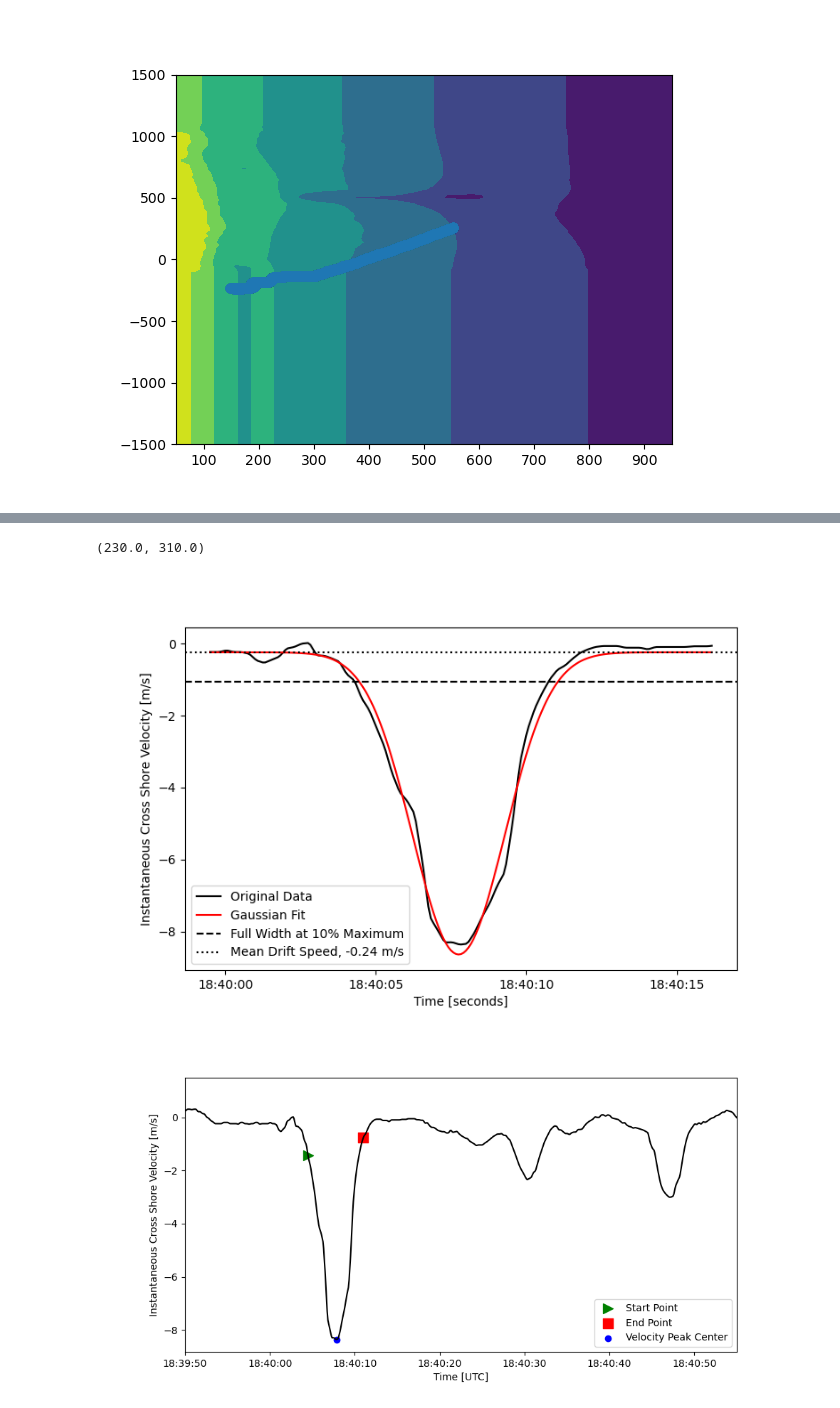
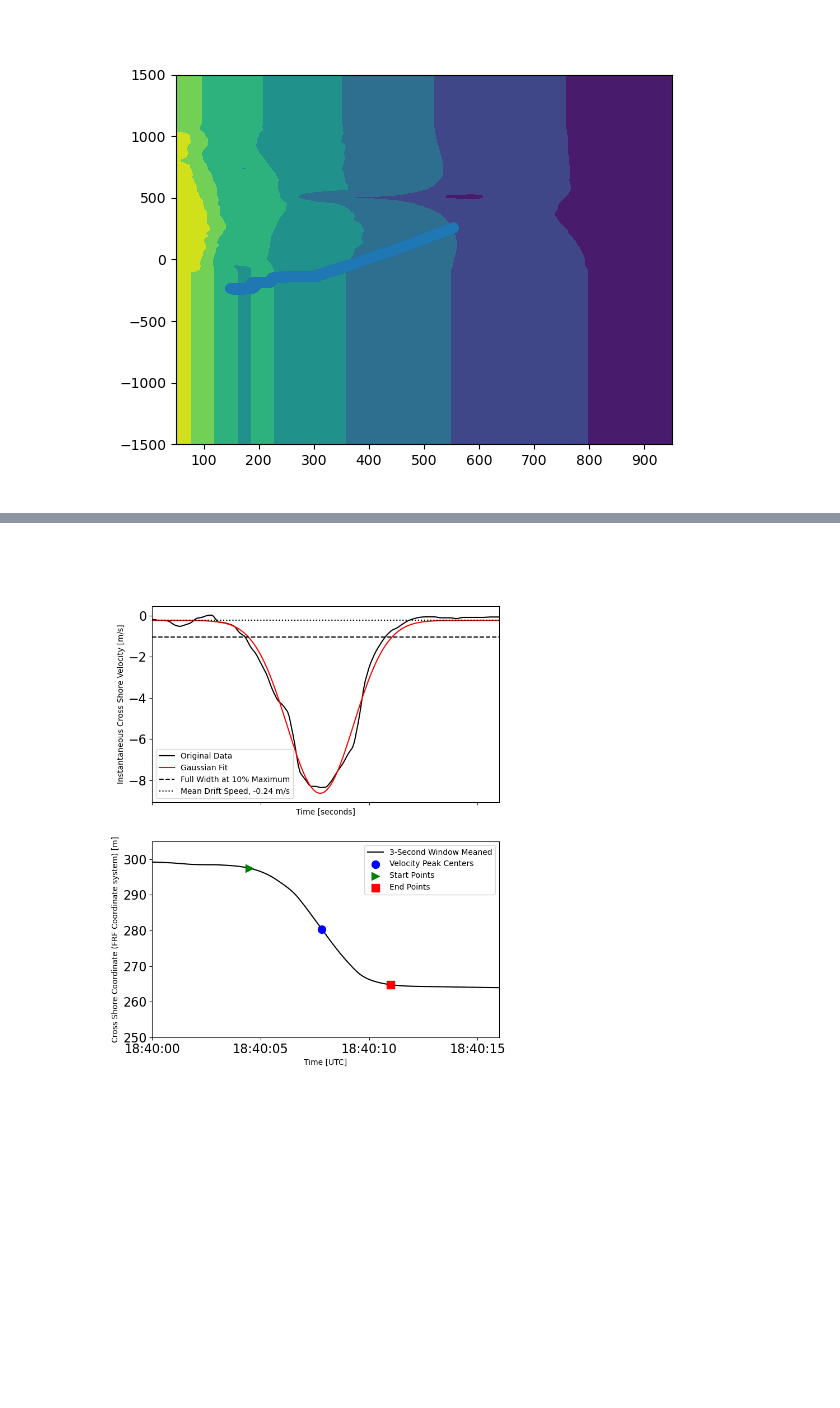
Before and after one commit to edwinrainville/surfing-transport, a Jupyter notebook: analysis/gaussian-fit-example.ipynb, the cells around one changed output, grey strips where cells are left out. Cells and saved outputs as stored; diff of their text form; code cells hidden in the pictures; blank space fills up the shorter version.

```diff
--- a/analysis/gaussian-fit-example.ipynb
+++ b/analysis/gaussian-fit-example.ipynb
@@ -234,65 +235,50 @@ def nan_helper(y):
         >>> nans, x= nan_helper(y)
         >>> y[nans]= np.interp(x(nans), x(~nans), y[~nans])
     """
 
     return np.isnan(y), lambda z: z.nonzero()[0]
 
 nans, _ = nan_helper(speed_values_in_window)
 speed_values_in_window[nans]= np.interp(time_values_in_window[nans], time_values_in_window[~nans], speed_values_in_window[~nans])
 
 # Remove the mean value from the speeds
 # mean_speed_in_jump_window = np.nanmean(speed_values_in_window)
 mean_speed_in_jump_window = np.nanmean(instantaneous_x_vel)
 speed_values_in_window_nomean = speed_values_in_window - mean_speed_in_jump_window
 
 # Initial guess for the parameters
 initial_guess = [max(speed_values_in_window), peak_index, 1.0]
 
 # Fit the Data in the window to a guassian function
 popt, _ = curve_fit(gaussian, time_values_in_window, speed_values_in_window_nomean, p0=initial_guess)
 amplitude, gaussian_center_index, stddev = popt
 ten_percent_max_with_offset = ((instantaneous_x_vel[peak_vel_indices[n]] - mean_speed_in_jump_window) * 0.1) + mean_speed_in_jump_window
 fit_gaussian = (gaussian(time_values_in_window, amplitude, gaussian_center_index, stddev) + mean_speed_in_jump_window)
 width = np.abs(4.3 * stddev) # This is the "Full Width at Tenth of Maximum" (FWTM) value for a gaussian in indices
 start_point = int(int(gaussian_center_index) - width//2)
 end_point = int(int(gaussian_center_index) + width//2)
 
 # Plot the window of data and the optimized guassian
-fig, ax = plt.subplots(figsize=(8,5))
-ax.plot(time[peak_index - window : peak_index + window + 1], speed_values_in_window, color='k', label='Original Data')
-ax.plot(time[peak_index - window : peak_index + window + 1], fit_gaussian, color='r', label='Gaussian Fit')
-ax.axhline(ten_percent_max_with_offset, color='k', linestyle='dashed', label='Full Width at 10% Maximum')
-ax.axhline(mean_speed_in_jump_window, color='k', linestyle='dotted', label=f'Mean Drift Speed, {np.round(mean_speed_in_jump_window, 2)} m/s')
-ax.legend()
-ax.set_xlabel('Time [seconds]')
-ax.set_ylabel('Instantaneous Cross Shore Velocity [m/s]')
-
-# Now lets look at the start and end points following this
-fig, ax = plt.subplots(figsize=(10,5))
-ax.scatter(time[start_point], instantaneous_x_vel[start_point], color='g', marker='>', s=100, label='Start Point')
-ax.scatter(time[end_point], instantaneous_x_vel[end_point], color='r', marker='s', s=100, label='End Point')
-ax.plot(time, instantaneous_x_vel, color='k')
-ax.scatter(time[peak_vel_indices[0]], instantaneous_x_vel[peak_vel_indices[0]], color='b', label='Velocity Peak Center')
-ax.set_xlabel('Time [UTC]')
-ax.set_ylabel('Instantaneous Cross Shore Velocity [m/s]')
-ax.legend()
-# Good Examples
-ax.set_xlim(datetime.datetime(2021, 10, 8, 18, 39, 50), datetime.datetime(2021, 10, 8, 18, 40, 55))
+fig, (ax1, ax2) = plt.subplots(figsize=(8,10), nrows=2, sharex=True)
+ax1.plot(time[peak_index - window : peak_index + window + 1], speed_values_in_window, color='k', label='Original Data')
+ax1.plot(time[peak_index - window : peak_index + window + 1], fit_gaussian, color='r', label='Gaussian Fit')
+ax1.axhline(ten_percent_max_with_offset, color='k', linestyle='dashed', label='Full Width at 10% Maximum')
+ax1.axhline(mean_speed_in_jump_window, color='k', linestyle='dotted', label=f'Mean Drift Speed, {np.round(mean_speed_in_jump_window, 2)} m/s')
+ax1.legend()
+ax1.set_xlabel('Time [seconds]')
+ax1.set_ylabel('Instantaneous Cross Shore Velocity [m/s]')
+ax1.tick_params(axis='both', labelsize=16)
 
 # Check the points on the distance curve
-fig, ax = plt.subplots(figsize=(10,5))
-ax.plot(time, x_filtered, color='k', label='3-Second Window Meaned', zorder=0)
-ax.scatter(time[peak_vel_indices], x_filtered[peak_vel_indices], color='b', s=100, label='Velocity Peak Centers', zorder=10)
-ax.scatter(time[start_point], x_filtered[start_point], color='g', marker='>', s=100, label='Start Points', zorder=10)
-ax.scatter(time[end_point], x_filtered[end_point], color='r', marker='s', s=100, label='End Points', zorder=10)
-ax.legend()
-ax.set_xlabel('Time [UTC]')
-ax.set_ylabel('Cross Shore Coordinate (FRF Coordinate system) [m]')
-
-# Good examples
-ax.set_xlim(datetime.datetime(2021, 10, 8, 18, 39, 50), datetime.datetime(2021, 10, 8, 18, 40, 40))
-ax.set_ylim(230, 310)
+ax2.plot(time, x_filtered, color='k', label='3-Second Window Meaned', zorder=0)
+ax2.scatter(time[peak_vel_indices], x_filtered[peak_vel_indices], color='b', s=100, label='Velocity Peak Centers', zorder=10)
+ax2.scatter(time[start_point], x_filtered[start_point], color='g', marker='>', s=100, label='Start Points', zorder=10)
+ax2.scatter(time[end_point], x_filtered[end_point], color='r', marker='s', s=100, label='End Points', zorder=10)
+ax2.legend()
+ax2.set_xlabel('Time [UTC]')
+ax2.set_ylabel('Cross Shore Coordinate (FRF Coordinate system) [m]')
+ax2.set_xlim(datetime.datetime(2021, 10, 8, 18, 40, 0), datetime.datetime(2021, 10, 8, 18, 40, 16))
+ax2.set_ylim(250, 305)
+ax2.tick_params(axis='both', labelsize=16)
 # %% [output]
-(230.0, 310.0)
-[figure, old version]
+[figure, new version]
-[figure, removed]
```
Also changed, not shown: parts of 2 cells of this notebook.
